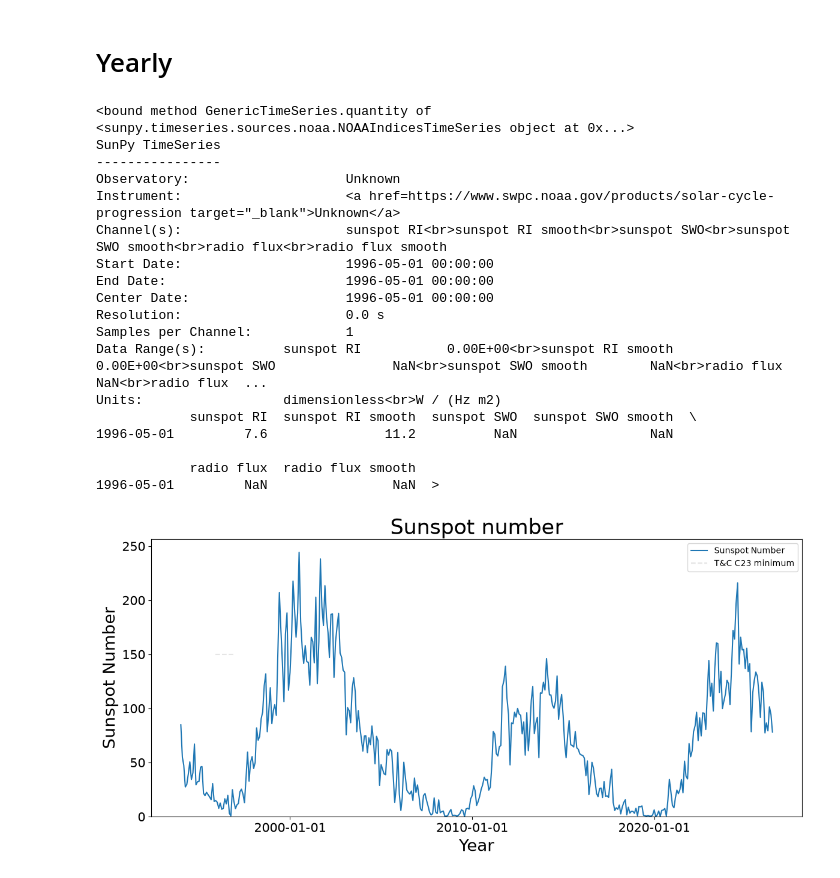
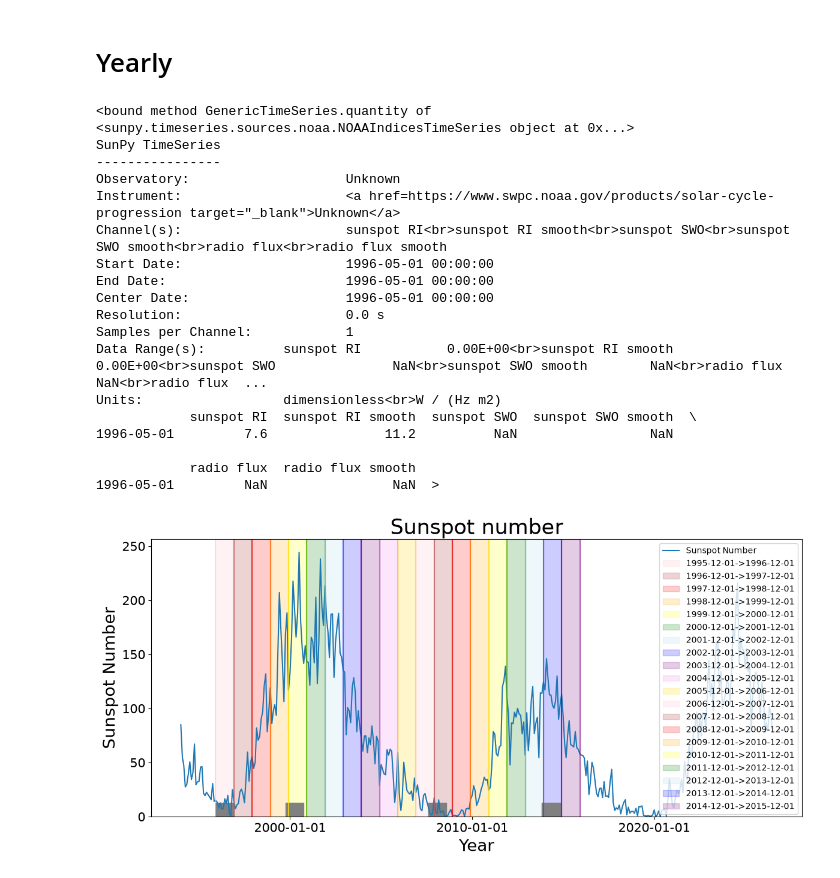
Before and after one commit to rahyndman/SolarCycleCode, a Jupyter notebook: SolarCycleSunspot.ipynb, the cells around one changed output. Saved outputs shown, nothing was run; the diff lists cells and outputs as text; code cells hidden in the pictures.

Commit message:
Added min-max shadings to yearly plot.

```diff
--- a/SolarCycleSunspot.ipynb
+++ b/SolarCycleSunspot.ipynb
@@ -213,24 +213,45 @@ for i in range(len(DateStrings)):
 
 Colour = ['pink','brown', 'red', 'orange', 'yellow', 'green', 'lightblue', 'blue', 'purple', 'violet','gold', 'pink','brown', 'red', 'orange', 'yellow', 'green', 'lightblue', 'blue', 'purple', 'violet', 'gold', 'pink']
 
-# for i in range(len(dateRanges)):
-#     ax.axvline(dateRanges[i][0], color=Colour[i], alpha = 0.5)
-#     ax.axvspan(dateRanges[i][0], dateRanges[i][1], color=Colour[i], alpha=0.2, label = DateStrings[i][0] + "->" + DateStrings[i][1])
-#     ax.axvline(dateRanges[i][1], color=Colour[i], alpha = 0.5)
+for i in range(len(dateRanges)):
+    ax.axvline(dateRanges[i][0], color=Colour[i], alpha = 0.5)
+    ax.axvspan(dateRanges[i][0], dateRanges[i][1], color=Colour[i], alpha=0.2, label = DateStrings[i][0] + "->" + DateStrings[i][1])
+    ax.axvline(dateRanges[i][1], color=Colour[i], alpha = 0.5)
+
+TandCAlpha = 1
+TandCAlpha2 = 0.7
+TandCPosition1 = 0
+TandCPosition2 = 0.05
 
 #Tindale and Chapman - "These dates were chosen based on the sunspot number, as in Hush et al. (2015)."
-# ax.axvspan(Time('1995-12-01').jd1-2400000, Time('1996-11-30').jd1-2400000, color='grey', alpha=0.2, label = "T&C C23 minimum")
-# ax.axvspan(Time('1999-10-01').jd1-2400000, Time('2000-09-30').jd1-2400000, color='grey', alpha=0.2, label = "T&C C23 maximum")
-# ax.axvspan(Time('2007-08-01').jd1-2400000, Time('2008-07-31').jd1-2400000, color='grey', alpha=0.2, label = "T&C C24 minimum")
-# ax.axvspan(Time('2013-11-01').jd1-2400000, Time('2014-10-31').jd1-2400000, color='grey', alpha=0.2, label = "T&C C24 maximum")
+ax.axvspan(Time('1995-12-01').jd1-2400000, Time('1996-11-30').jd1-2400000, TandCPosition1, TandCPosition2, color='grey', alpha=TandCAlpha)#, label = "T&C C23 minimum")
+ax.axvspan(Time('1999-10-01').jd1-2400000, Time('2000-09-30').jd1-2400000, TandCPosition1, TandCPosition2, color='grey', alpha=TandCAlpha)#, label = "T&C C23 maximum")
+ax.axvspan(Time('2007-08-01').jd1-2400000, Time('2008-07-31').jd1-2400000, TandCPosition1, TandCPosition2, color='grey', alpha=TandCAlpha)#, label = "T&C C24 minimum")
+ax.axvspan(Time('2013-11-01').jd1-2400000, Time('2014-10-31').jd1-2400000, TandCPosition1, TandCPosition2, color='grey', alpha=TandCAlpha)#, label = "T&C C24 maximum")
 
-ax.hlines(150, Time('1995-12-01').jd1-2400000, Time('1996-11-30').jd1-2400000, color='grey', linestyle = '--', alpha=0.2, label = "T&C C23 minimum")
-# ax.axvspan(Time('1999-10-01').jd1-2400000, Time('2000-09-30').jd1-2400000, color='grey', alpha=0.2, label = "T&C C23 maximum")
-# ax.axvspan(Time('2007-08-01').jd1-2400000, Time('2008-07-31').jd1-2400000, color='grey', alpha=0.2, label = "T&C C24 minimum")
-# ax.axvspan(Time('2013-11-01').jd1-2400000, Time('2014-10-31').jd1-2400000, color='grey', alpha=0.2, label = "T&C C24 maximum")
-ax.axhline(y=.5, xmin = Time('1995-12-01').jd1-2400000, xmax = Time('1996-11-30').jd1-2400000, linewidth = 10)
+# ax.axvline(Time('1995-12-01').jd1-2400000, TandCPosition1, TandCPosition2, color='black', alpha=TandCAlpha2, label = "T&C C23 minimum")
+# ax.axvline(Time('1999-10-01').jd1-2400000, TandCPosition1, TandCPosition2, color='black', alpha=TandCAlpha2, label = "T&C C23 maximum")
+# ax.axvline(Time('2007-08-01').jd1-2400000, TandCPosition1, TandCPosition2, color='black', alpha=TandCAlpha2, label = "T&C C24 minimum")
+# ax.axvline(Time('2013-11-01').jd1-2400000, TandCPosition1, TandCPosition2, color='black', alpha=TandCAlpha2, label = "T&C C24 maximum")
 
-#C23 - Min
+# ax.axvline(Time('1996-11-30').jd1-2400000, TandCPosition1, TandCPosition2, color='black', alpha=TandCAlpha2, label = "T&C C23 minimum")
+# ax.axvline(Time('2000-09-30').jd1-2400000, TandCPosition1, TandCPosition2, color='black', alpha=TandCAlpha2, label = "T&C C23 maximum")
+# ax.axvline(Time('2008-07-31').jd1-2400000, TandCPosition1, TandCPosition2, color='black', alpha=TandCAlpha2, label = "T&C C24 minimum")
+# ax.axvline(Time('2014-10-31').jd1-2400000, TandCPosition1, TandCPosition2, color='black', alpha=TandCAlpha2, label = "T&C C24 maximum")
+
+
+
+# axesRange = np.max(dateRanges) - np.min(dateRanges)
+# print(dateRanges)
+# print(axesRange)
+# print( ((Time('1995-12-01').jd1-2400000) - np.min(dateRanges)) /axesRange)
+# ax.hlines(150, Time('1995-12-01').jd1-2400000, Time('1996-11-30').jd1-2400000, color='grey', linestyle = '--', alpha=0.2, label = "T&C C23 minimum")
+# # ax.axvspan(Time('1999-10-01').jd1-2400000, Time('2000-09-30').jd1-2400000, color='grey', alpha=0.2, label = "T&C C23 maximum")
+# # ax.axvspan(Time('2007-08-01').jd1-2400000, Time('2008-07-31').jd1-2400000, color='grey', alpha=0.2, label = "T&C C24 minimum")
+# # ax.axvspan(Time('2013-11-01').jd1-2400000, Time('2014-10-31').jd1-2400000, color='grey', alpha=0.2, label = "T&C C24 maximum")
+# ax.axhline(y=.5, xmin = (Time('1995-12-01').jd1-2400000)/axesRange, xmax = (Time('1996-11-30').jd1-2400000)/axesRange, linewidth = 10)
+# # ax.axhline(y=.5, xmin=0.25, xmax=0.75, linewidth=10)
+# #C23 - Min
 # ax.axvline(Time('1996-11-30').jd1-2400000, color='red', alpha = 0.5)
 # ax.axvspan(Time('1995-12-01').jd1-2400000, Time('1996-11-30').jd1-2400000, color='red', alpha=0.2, label = "T&C C23 minimum")
 
@@ -253,31 +274,31 @@ print(C23MinMid.quantity)
 # ax.axvline(Time('2007-08-01').jd1-2400000, color='lightblue', alpha = 0.7)
 # ax.axvline(Time('2008-07-31').jd1-2400000, color='lightblue', alpha = 0.7)
 # ax.axvspan(Time('2007-08-01').jd1-2400000, Time('2008-07-31').jd1-2400000, color='lightblue', alpha=0.2, label = "T&C C24 minimum")
 
 # #C24 - Max
 # ax.axvline(Time('2013-11-01').jd1-2400000, color='blue', alpha = 0.5)
 # ax.axvline(Time('2014-10-31').jd1-2400000, color='blue', alpha = 0.5)
 # ax.axvspan(Time('2013-11-01').jd1-2400000, Time('2014-10-31').jd1-2400000, color='blue', alpha=0.2, label = "T&C C24 maximum")
 
 ax.legend()
 plt.show()
 # %% [output]
 <bound method GenericTimeSeries.quantity of <sunpy.timeseries.sources.noaa.NOAAIndicesTimeSeries object at 0x...>
 SunPy TimeSeries
 ----------------
 Observatory:                    Unknown
 Instrument:                     <a href=https://www.swpc.noaa.gov/products/solar-cycle-progression target="_blank">Unknown</a>
 Channel(s):                     sunspot RI<br>sunspot RI smooth<br>sunspot SWO<br>sunspot SWO smooth<br>radio flux<br>radio flux smooth
 Start Date:                     1996-05-01 00:00:00
 End Date:                       1996-05-01 00:00:00
 Center Date:                    1996-05-01 00:00:00
 Resolution:                     0.0 s
 Samples per Channel:            1
 Data Range(s):          sunspot RI           0.00E+00<br>sunspot RI smooth    0.00E+00<br>sunspot SWO               NaN<br>sunspot SWO smooth        NaN<br>radio flux                NaN<br>radio flux  ...
 Units:                  dimensionless<br>W / (Hz m2)
             sunspot RI  sunspot RI smooth  sunspot SWO  sunspot SWO smooth  \
 1996-05-01         7.6               11.2          NaN                 NaN
 
             radio flux  radio flux smooth
 1996-05-01         NaN                NaN  >
-[figure, old version]
+[figure, new version]
```
